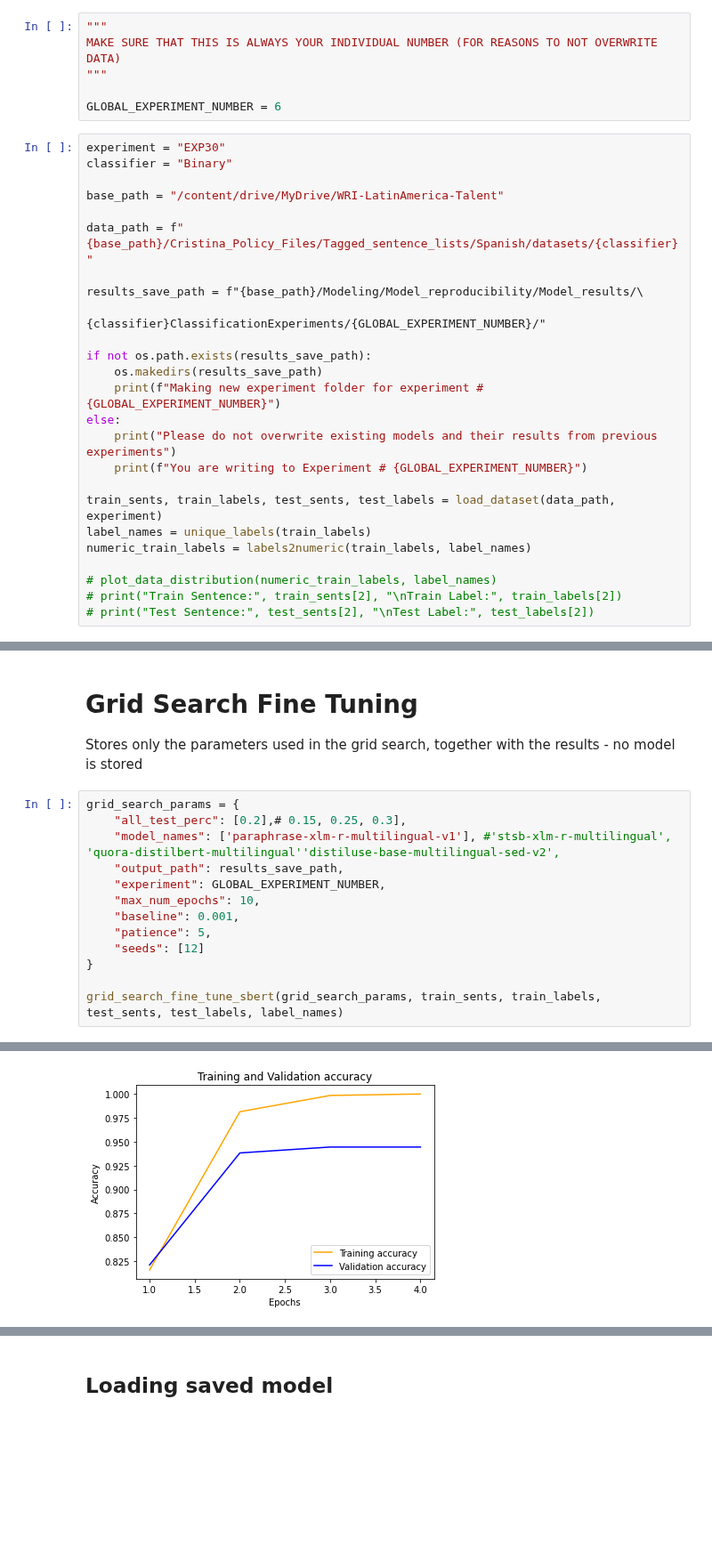
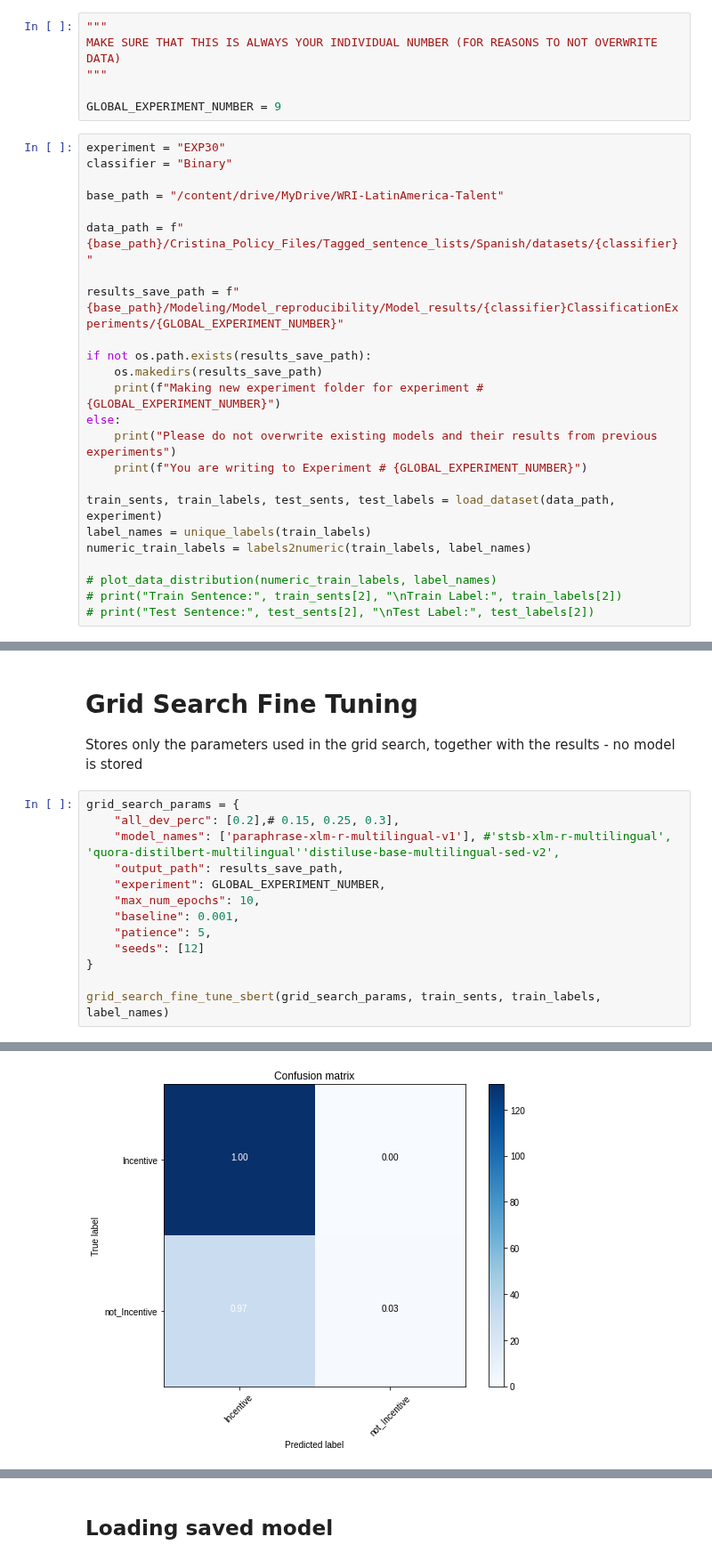
Before and after one commit to wri-dssg-omdena/policy-data-analyzer, a Jupyter notebook: tasks/fine_tuning_sbert/notebooks/Fine_tuning_SBERT_with_callback.ipynb, the cells around one changed output, grey strips where cells are left out. Shown at 89% size. Drawn from its saved outputs; the diff is of its cells as text; blank space fills up the shorter version.

Commit message:
removed embedding visualization and added output option for confusion matrix

```diff
--- a/tasks/fine_tuning_sbert/notebooks/Fine_tuning_SBERT_with_callback.ipynb
+++ b/tasks/fine_tuning_sbert/notebooks/Fine_tuning_SBERT_with_callback.ipynb
@@ -49,7 +49,7 @@ Using the GPU
 MAKE SURE THAT THIS IS ALWAYS YOUR INDIVIDUAL NUMBER (FOR REASONS TO NOT OVERWRITE DATA)
 """
 
-GLOBAL_EXPERIMENT_NUMBER = 6
+GLOBAL_EXPERIMENT_NUMBER = 9
 # %%
 experiment = "EXP30"
 classifier = "Binary"
@@ -58,8 +58,7 @@ base_path = "/content/drive/MyDrive/WRI-LatinAmerica-Talent"
 
 data_path = f"{base_path}/Cristina_Policy_Files/Tagged_sentence_lists/Spanish/datasets/{classifier}"
 
-results_save_path = f"{base_path}/Modeling/Model_reproducibility/Model_results/\
-                                {classifier}ClassificationExperiments/{GLOBAL_EXPERIMENT_NUMBER}/"
+results_save_path = f"{base_path}/Modeling/Model_reproducibility/Model_results/{classifier}ClassificationExperiments/{GLOBAL_EXPERIMENT_NUMBER}"
 
 if not os.path.exists(results_save_path):
     os.makedirs(results_save_path)
@@ -84,7 +82,7 @@ You are writing to Experiment # 6
 Stores only the parameters used in the grid search, together with the results - no model is stored
 # %%
 grid_search_params = {
-    "all_test_perc": [0.2],# 0.15, 0.25, 0.3],
+    "all_dev_perc": [0.2],# 0.15, 0.25, 0.3],
     "model_names": ['paraphrase-xlm-r-multilingual-v1'], #'stsb-xlm-r-multilingual', 'quora-distilbert-multilingual''distiluse-base-multilingual-sed-v2',
     "output_path": results_save_path,
     "experiment": GLOBAL_EXPERIMENT_NUMBER,
@@ -94,7 +92,7 @@ grid_search_params = {
     "seeds": [12]
 }
 
-grid_search_fine_tune_sbert(grid_search_params, train_sents, train_labels, test_sents, test_labels, label_names)
+grid_search_fine_tune_sbert(grid_search_params, train_sents, train_labels, label_names)
 # %% [output]
 Grid Search Fine tuning parameters:
 {
@@ -116 +116 @@ Best score: 0.9444444444444444
-[figure, old version]
+[figure, new version]
```
Also changed, not shown: parts of 3 cells of this notebook, 1 other file.
